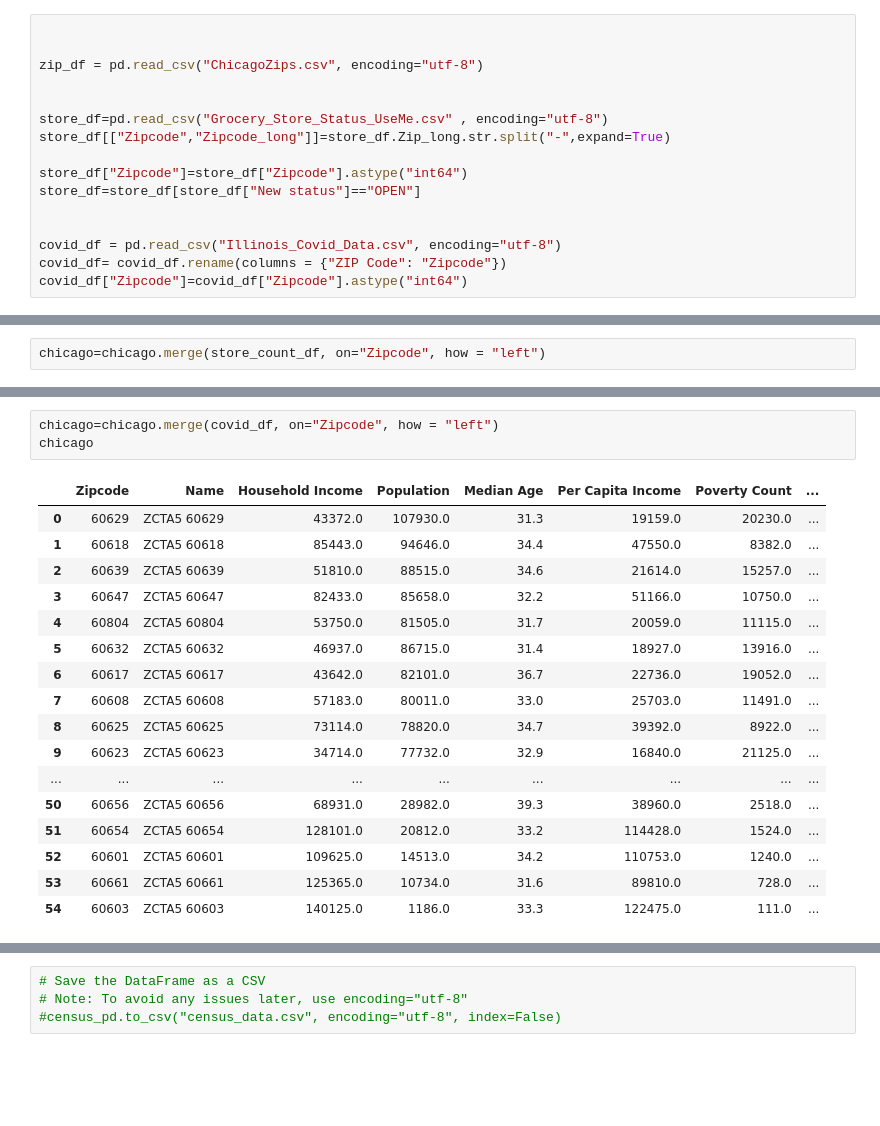
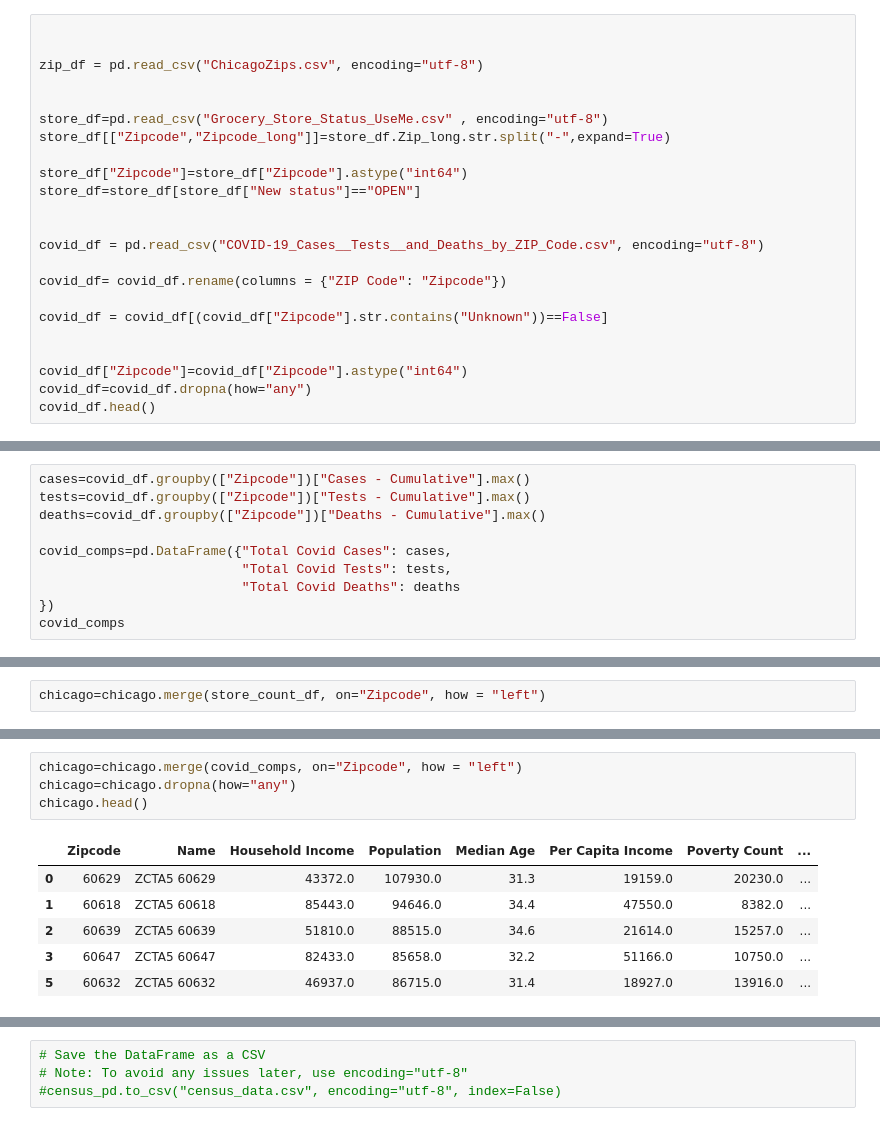
Before and after one commit to manalipatel9/project1, a Jupyter notebook: Chicago_census_info.ipynb, the cells around one changed output, grey strips where cells are left out. Cells and saved outputs as stored; diff of their text form; blank space fills up the shorter version.

```diff
--- a/Chicago_census_info.ipynb
+++ b/Chicago_census_info.ipynb
@@ -18,6 +21,13 @@ store_df["Zipcode"]=store_df["Zipcode"].astype("int64")
 store_df=store_df[store_df["New status"]=="OPEN"]
 
 
-covid_df = pd.read_csv("Illinois_Covid_Data.csv", encoding="utf-8")
+covid_df = pd.read_csv("COVID-19_Cases__Tests__and_Deaths_by_ZIP_Code.csv", encoding="utf-8")
+
 covid_df= covid_df.rename(columns = {"ZIP Code": "Zipcode"})
+
+covid_df = covid_df[(covid_df["Zipcode"].str.contains("Unknown"))==False]
+
+
 covid_df["Zipcode"]=covid_df["Zipcode"].astype("int64")
+covid_df=covid_df.dropna(how="any")
+covid_df.head()
@@ -23,0 +42,10 @@ covid_df["Zipcode"]=covid_df["Zipcode"].astype("int64")
+# %%
+cases=covid_df.groupby(["Zipcode"])["Cases - Cumulative"].max()
+tests=covid_df.groupby(["Zipcode"])["Tests - Cumulative"].max()
+deaths=covid_df.groupby(["Zipcode"])["Deaths - Cumulative"].max()
+
+covid_comps=pd.DataFrame({"Total Covid Cases": cases,
+                          "Total Covid Tests": tests,
+                          "Total Covid Deaths": deaths
+})
+covid_comps
@@ -191,21 +227,11 @@ chicago
 # %%
-chicago=chicago.merge(covid_df, on="Zipcode", how = "left")
-chicago
+chicago=chicago.merge(covid_comps, on="Zipcode", how = "left")
+chicago=chicago.dropna(how="any")
+chicago.head()
 # %% [output]
 |  | Zipcode | Name | Household Income | Population | Median Age | Per Capita Income | Poverty Count | ... |
 | 0 | 60629 | ZCTA5 60629 | 43372.0 | 107930.0 | 31.3 | 19159.0 | 20230.0 | ... |
 | 1 | 60618 | ZCTA5 60618 | 85443.0 | 94646.0 | 34.4 | 47550.0 | 8382.0 | ... |
 | 2 | 60639 | ZCTA5 60639 | 51810.0 | 88515.0 | 34.6 | 21614.0 | 15257.0 | ... |
 | 3 | 60647 | ZCTA5 60647 | 82433.0 | 85658.0 | 32.2 | 51166.0 | 10750.0 | ... |
-| 4 | 60804 | ZCTA5 60804 | 53750.0 | 81505.0 | 31.7 | 20059.0 | 11115.0 | ... |
 | 5 | 60632 | ZCTA5 60632 | 46937.0 | 86715.0 | 31.4 | 18927.0 | 13916.0 | ... |
-| 6 | 60617 | ZCTA5 60617 | 43642.0 | 82101.0 | 36.7 | 22736.0 | 19052.0 | ... |
-| 7 | 60608 | ZCTA5 60608 | 57183.0 | 80011.0 | 33.0 | 25703.0 | 11491.0 | ... |
-| 8 | 60625 | ZCTA5 60625 | 73114.0 | 78820.0 | 34.7 | 39392.0 | 8922.0 | ... |
-| 9 | 60623 | ZCTA5 60623 | 34714.0 | 77732.0 | 32.9 | 16840.0 | 21125.0 | ... |
-| ... | ... | ... | ... | ... | ... | ... | ... | ... |
-| 50 | 60656 | ZCTA5 60656 | 68931.0 | 28982.0 | 39.3 | 38960.0 | 2518.0 | ... |
-| 51 | 60654 | ZCTA5 60654 | 128101.0 | 20812.0 | 33.2 | 114428.0 | 1524.0 | ... |
-| 52 | 60601 | ZCTA5 60601 | 109625.0 | 14513.0 | 34.2 | 110753.0 | 1240.0 | ... |
-| 53 | 60661 | ZCTA5 60661 | 125365.0 | 10734.0 | 31.6 | 89810.0 | 728.0 | ... |
-| 54 | 60603 | ZCTA5 60603 | 140125.0 | 1186.0 | 33.3 | 122475.0 | 111.0 | ... |
```
Also changed, not shown: parts of 6 cells of this notebook.
